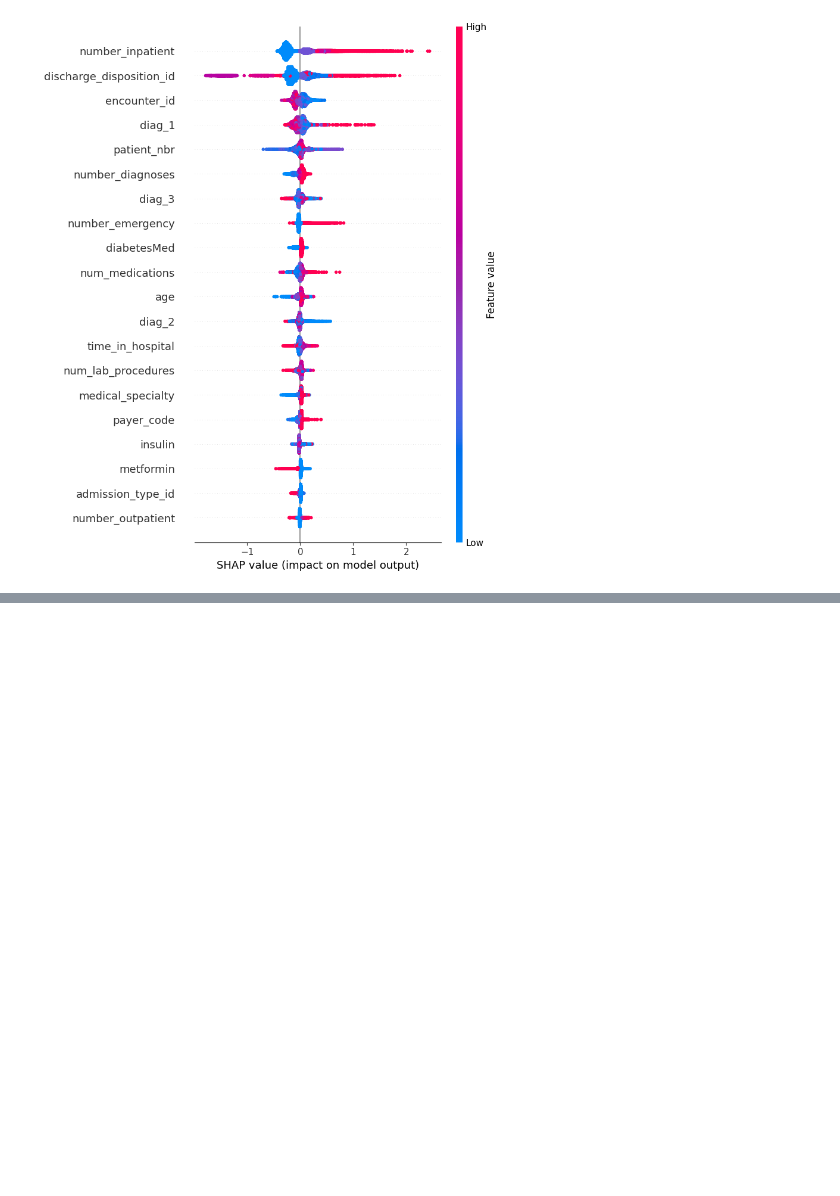
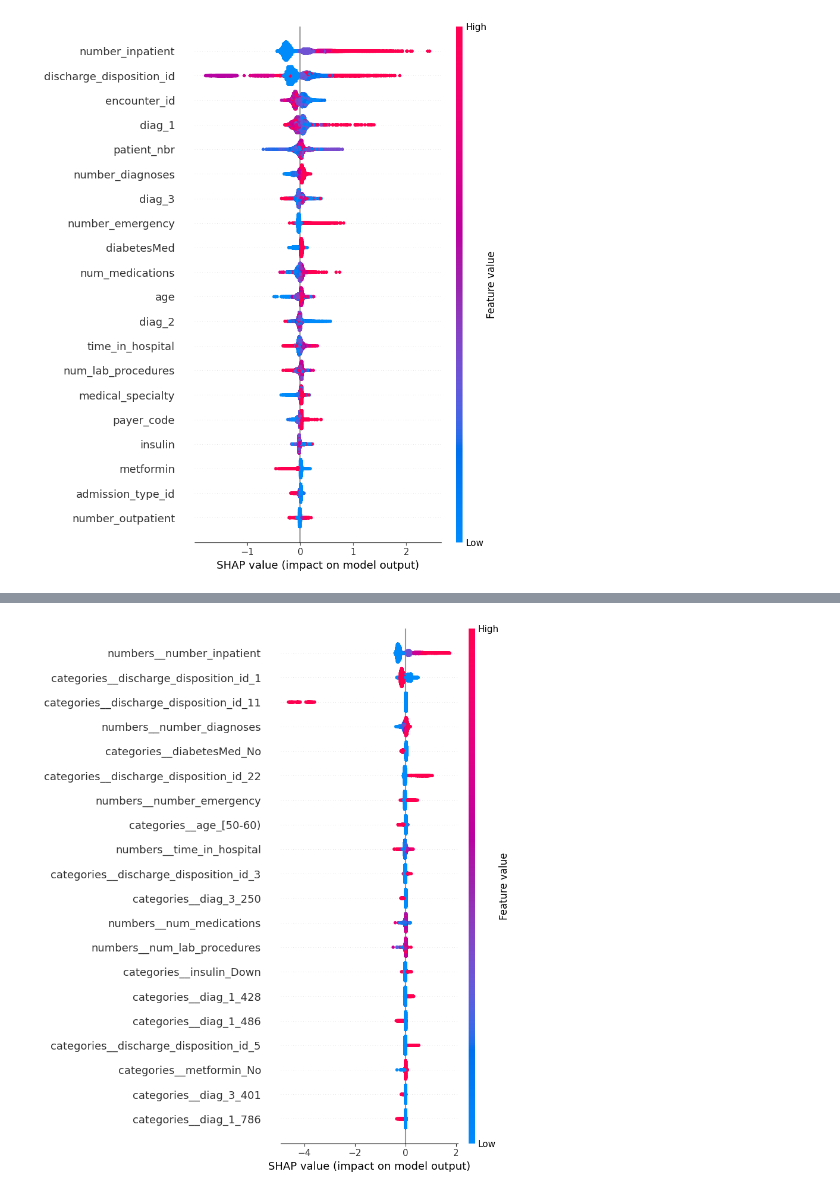
Before and after one commit to abhishekjoshi13/Clinical-Readmission-xai, a Jupyter notebook: readmission_predictor.ipynb, the cells around one changed output, grey strips where cells are left out. Cells and saved outputs as stored; diff of their text form; code cells hidden in the pictures; blank space fills up the shorter version.

Commit message:
feat: Added production pipeline and SHAP explainability.

```diff
--- a/readmission_predictor.ipynb
+++ b/readmission_predictor.ipynb
@@ -57,0 +138,8 @@ shap.summary_plot(shap_values, test_x)
+# %%
+transformed_test_features = production_pipeline.named_steps['preprocessor'].transform(test_features)
+feature_names_out = production_pipeline.named_steps['preprocessor'].get_feature_names_out()
+shap.initjs()
+tree_explainer = shap.TreeExplainer(production_pipeline.named_steps['classifier'])
+shap_matrix = tree_explainer.shap_values(transformed_test_features)
+shap.summary_plot(shap_matrix, transformed_test_features, feature_names=feature_names_out)
+# %% [output]
@@ -57,0 +147 @@ shap.summary_plot(shap_values, test_x)
+[figure, added]
```
Also changed, not shown: parts of 3 cells of this notebook.
